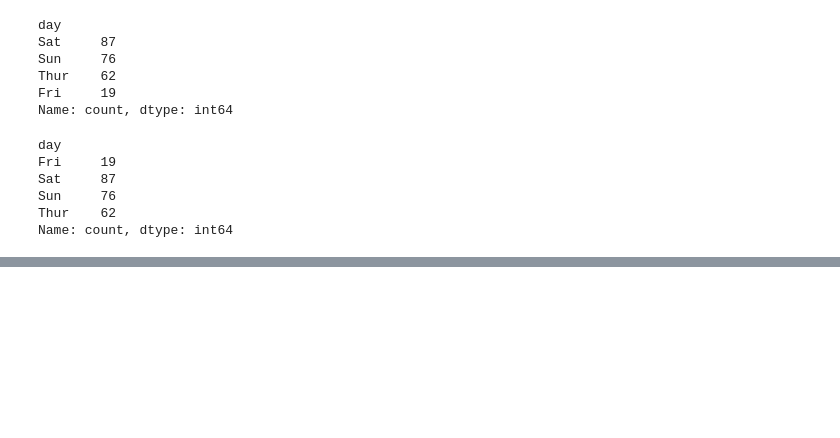
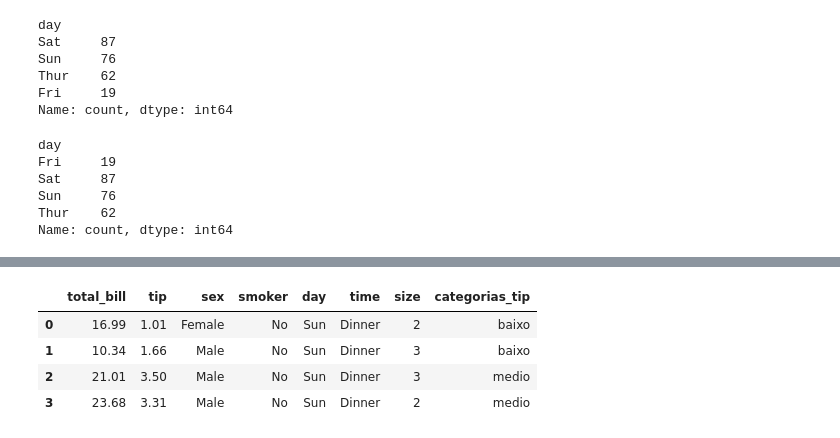
Before and after one commit to Gustavocaris/Data_Science, a Jupyter notebook: 03_Pandas/02-categorias/analise.ipynb, the cells around one changed output, grey strips where cells are left out. Saved outputs shown, nothing was run; the diff lists cells and outputs as text; code cells hidden in the pictures; blank space fills up the shorter version.

```diff
--- a/03_Pandas/02-categorias/analise.ipynb
+++ b/03_Pandas/02-categorias/analise.ipynb
@@ -310,0 +313,14 @@ TypeError: `Series.plot()` should not be called with positional arguments, only
+# %%
+dias_semana = ["Thur", "Fri", "Sat", "Sun"]
+
+df_categorizado["day"] = df_categorizado["day"].cat.set_categories(dias_semana, ordered=True)
+# to pegando a coluna de dia dentro do df = to dizendo que essa coluna de dia receba ela propria,
+# mas dessa vez ordenada
+
+df_categorizado.head(4) # verificando o df
+# %% [output]
+|  | total_bill | tip | sex | smoker | day | time | size | categorias_tip |
+| 0 | 16.99 | 1.01 | Female | No | Sun | Dinner | 2 | baixo |
+| 1 | 10.34 | 1.66 | Male | No | Sun | Dinner | 3 | baixo |
+| 2 | 21.01 | 3.50 | Male | No | Sun | Dinner | 3 | medio |
+| 3 | 23.68 | 3.31 | Male | No | Sun | Dinner | 2 | medio |
```
Also changed, not shown: parts of 7 cells of this notebook, 1 other file.
